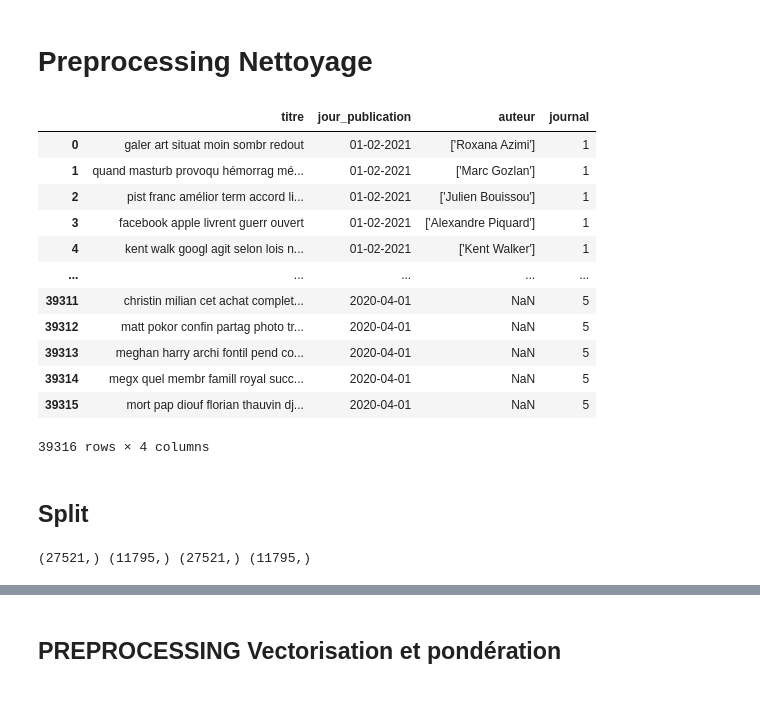
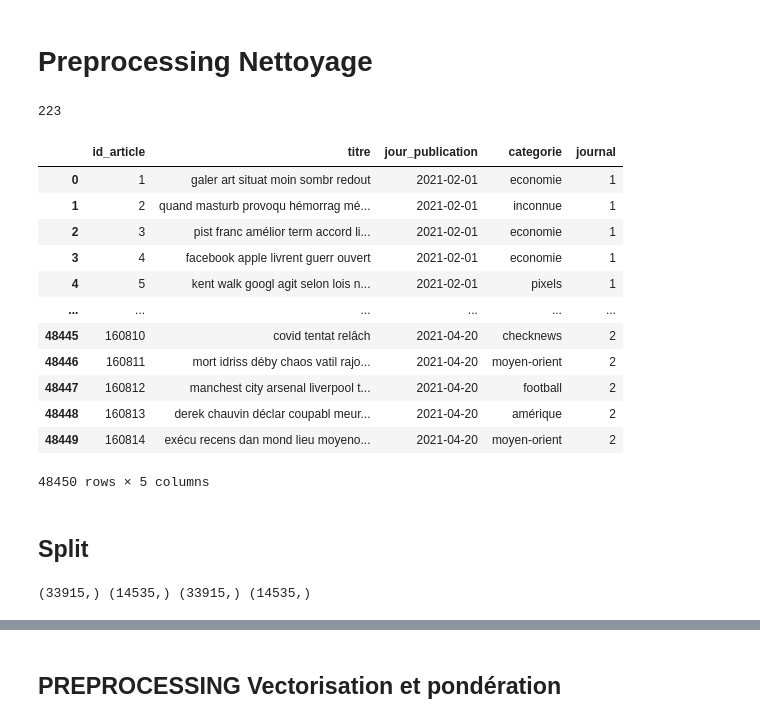
Before and after one commit to ludivinesarlat/E2_Optimisation_classification, a Jupyter notebook: modelisation.ipynb, the cells around one changed output, grey strips where cells are left out. Saved outputs shown, nothing was run; the diff lists cells and outputs as text; code cells hidden in the pictures.

```diff
--- a/modelisation.ipynb
+++ b/modelisation.ipynb
@@ -31,0 +14,17 @@ df
+# %%
+connection = pymysql.connect(host='localhost',
+                         user='root',
+                         password='Ludi24',
+                         db='journaux')
+# create cursor
+cursor = connection.cursor()
+
+query_read = "Select * from articles  where jour_publication<=date('2021-04-20') and  jour_publication>=date('2020-9-10')"
+cursor.execute(query_read)
+raw = cursor.fetchall()
+connection.commit()
+# %%
+df = pd.DataFrame(raw, columns =["id_article","titre" ,"jour_publication" ,"categorie","journal"  ])
+cursor.close()
+connection.close()
+df
@@ -32,5 +65,9 @@ df
 # %% [markdown]
 # Preprocessing Nettoyage
+# %%
+len(df.groupby('jour_publication'))
+# %% [output]
+223
 # %%
 # récupération dans le package des stop-mots
 import nltk
@@ -62,38 +99,35 @@ def nettoyage(text):
             les_mots = les_mots + " "+ a_ajouter
     return les_mots
 # %%
-def encode_cat(x):
+def encode_journal(x):
         if x =="Le Monde":
             val = 1
         elif x== "Libération":
             val = 2
-        elif x =="Le Parisien":
+        elif x =="L'Express":
             val = 3
-        elif x == "L'Express":
+        elif x == "Closer":
             val = 4
-        elif x == "Closer":
-            val = 5
-
         return val
 # %%
 df.titre = df.titre.map(lambda x : nettoyage(x))
 # %%
-df.journal = df.journal.map(lambda x : encode_cat(x))
+df.journal = df.journal.map(lambda x : encode_journal(x))
 df
 # %% [output]
-|  | titre | jour_publication | auteur | journal |
-| 0 | galer art situat moin sombr redout | 01-02-2021 | ['Roxana Azimi'] | 1 |
-| 1 | quand masturb provoqu hémorrag mé... | 01-02-2021 | ['Marc Gozlan'] | 1 |
-| 2 | pist franc amélior term accord li... | 01-02-2021 | ['Julien Bouissou'] | 1 |
-| 3 | facebook apple livrent guerr ouvert | 01-02-2021 | ['Alexandre Piquard'] | 1 |
-| 4 | kent walk googl agit selon lois n... | 01-02-2021 | ['Kent Walker'] | 1 |
-| ... | ... | ... | ... | ... |
-| 39311 | christin milian cet achat complet... | 2020-04-01 | NaN | 5 |
-| 39312 | matt pokor confin partag photo tr... | 2020-04-01 | NaN | 5 |
-| 39313 | meghan harry archi fontil pend co... | 2020-04-01 | NaN | 5 |
-| 39314 | megx quel membr famill royal succ... | 2020-04-01 | NaN | 5 |
-| 39315 | mort pap diouf florian thauvin dj... | 2020-04-01 | NaN | 5 |
+|  | id_article | titre | jour_publication | categorie | journal |
+| 0 | 1 | galer art situat moin sombr redout | 2021-02-01 | economie | 1 |
+| 1 | 2 | quand masturb provoqu hémorrag mé... | 2021-02-01 | inconnue | 1 |
+| 2 | 3 | pist franc amélior term accord li... | 2021-02-01 | economie | 1 |
+| 3 | 4 | facebook apple livrent guerr ouvert | 2021-02-01 | economie | 1 |
+| 4 | 5 | kent walk googl agit selon lois n... | 2021-02-01 | pixels | 1 |
+| ... | ... | ... | ... | ... | ... |
+| 48445 | 160810 | covid tentat relâch | 2021-04-20 | checknews | 2 |
+| 48446 | 160811 | mort idriss déby chaos vatil rajo... | 2021-04-20 | moyen-orient | 2 |
+| 48447 | 160812 | manchest city arsenal liverpool t... | 2021-04-20 | football | 2 |
+| 48448 | 160813 | derek chauvin déclar coupabl meur... | 2021-04-20 | amérique | 2 |
+| 48449 | 160814 | exécu recens dan mond lieu moyeno... | 2021-04-20 | moyen-orient | 2 |
-39316 rows × 4 columns
+48450 rows × 5 columns
 # %% [markdown]
 ## Split
 # %%
@@ -102,5 +136,5 @@ y = df['journal']
 X_train, X_test, y_train, y_test = train_test_split(X, y, test_size=0.3, random_state=0)
 print(np.shape(X_train), np.shape(X_test), np.shape(y_train), np.shape(y_test))
 # %% [output]
-(27521,) (11795,) (27521,) (11795,)
+(33915,) (14535,) (33915,) (14535,)
 # %%
```
Also changed, not shown: parts of 89 cells of this notebook, 17 other files.
